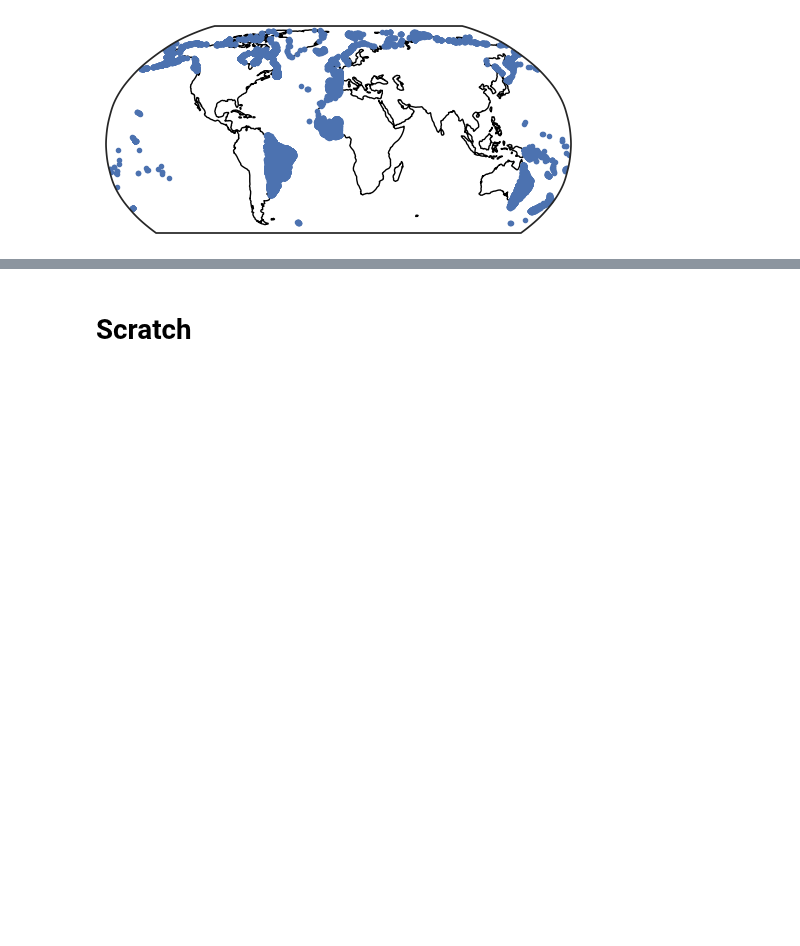
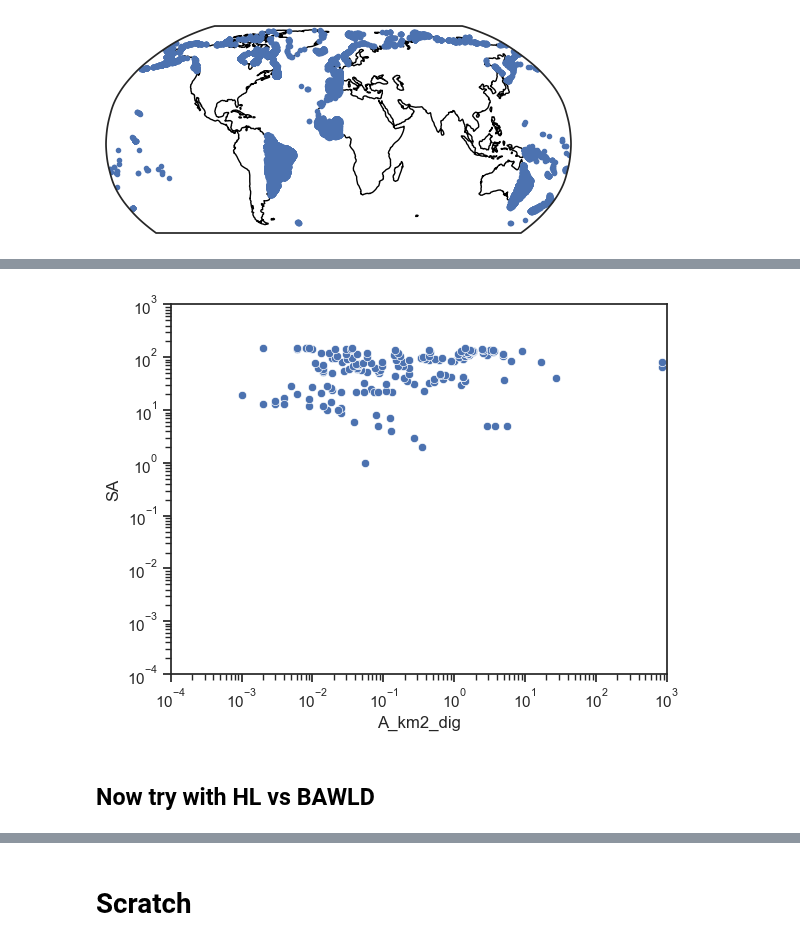
Before and after one commit to ekcomputer/lake-area, a Jupyter notebook: LAD/notebooks/prep_data.ipynb, the cells around one changed output, grey strips where cells are left out. Drawn from its saved outputs; the diff is of its cells as text; code cells hidden in the pictures; blank space fills up the shorter version.

Commit message:
Moving global analysis plots to dev branch.

```diff
--- a/LAD/notebooks/prep_data.ipynb
+++ b/LAD/notebooks/prep_data.ipynb
@@ -777,0 +783,5 @@ plt.plot(nans.Pour_long, nans.Pour_lat, '.', transform=ccrs.PlateCarree()) #, ax
+# %%
+## Load andf filter Yashwin's shorelines
+df_shorelines = gpd.read_file('/Volumes/thebe/Global-lake-shorelines/digitizing/Yashwin/EDK_updated/global_shorelines2023912_edk_lambert.shp', engine='pyogrio', read_geometry=False)
+df_shorelines.drop(index=df_shorelines[(df_shorelines.layer != 'BAWLD_lakes') | (df_shorelines.Skipped == 1)].index, inplace=True)
+df_shorelines
@@ -777,0 +802,12 @@ plt.plot(nans.Pour_long, nans.Pour_lat, '.', transform=ccrs.PlateCarree()) #, ax
+# %%
+## Plot ## Problem: area are off by orders of magnitude without extra manual filtering... can't show this.
+df_shorelines[['A_km2_dig', 'SA']]
+sns.scatterplot(df_shorelines, x='A_km2_dig', y='SA')
+plt.xlim([0.0001, 1000])
+plt.ylim([0.0001, 1000])
+plt.xscale('log')
+plt.yscale('log')
+# %% [output]
+[figure, added]
+# %% [markdown]
+## Now try with HL vs BAWLD
```
Also changed, not shown: parts of 8 cells of this notebook, 1 other file.
